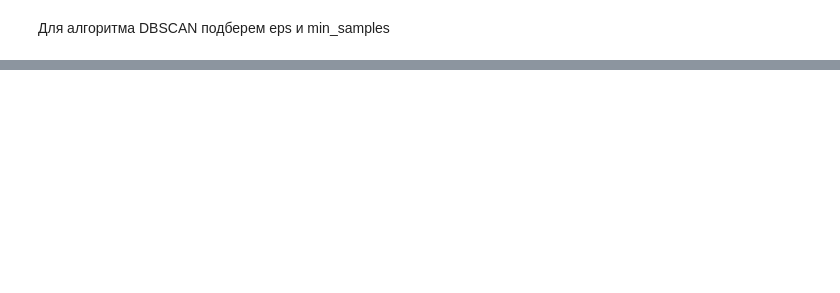
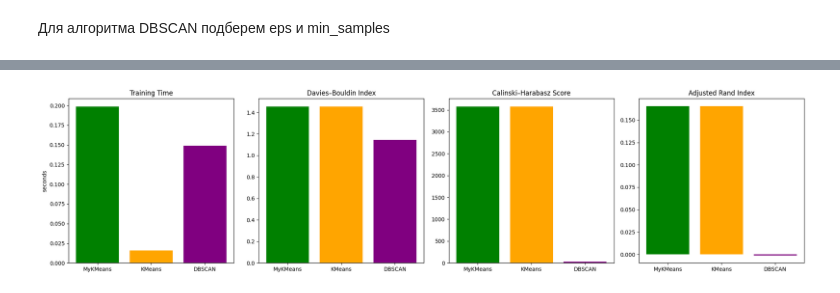
Before and after one commit to sofyak0zyreva/ml-course, a Jupyter notebook: homework/task6.ipynb, the cells around one changed output, grey strips where cells are left out. Drawn from its saved outputs; the diff is of its cells as text; code cells hidden in the pictures; blank space fills up the shorter version.

```diff
--- a/homework/task6.ipynb
+++ b/homework/task6.ipynb
@@ -406,0 +493,21 @@ plt.show()
+# %%
+colors = ["green", "orange", "purple"]
+fig, axes = plt.subplots(1, 4, figsize=(20, 5))
+
+axes[0].bar(df_final["model"], df_final["time"], color=colors)
+axes[0].set_title("Training Time")
+axes[0].set_ylabel("seconds")
+
+axes[1].bar(df_final["model"], df_final["DBI"], color=colors)
+axes[1].set_title("Davies–Bouldin Index")
+
+axes[2].bar(df_final["model"], df_final["CH"], color=colors)
+axes[2].set_title("Calinski–Harabasz Score")
+
+axes[3].bar(df_final["model"], df_final["ARI"], color=colors)
+axes[3].set_title("Adjusted Rand Index")
+
+plt.tight_layout()
+plt.show()
+# %% [output]
+[figure, added]
```
Also changed, not shown: parts of 50 cells of this notebook.
